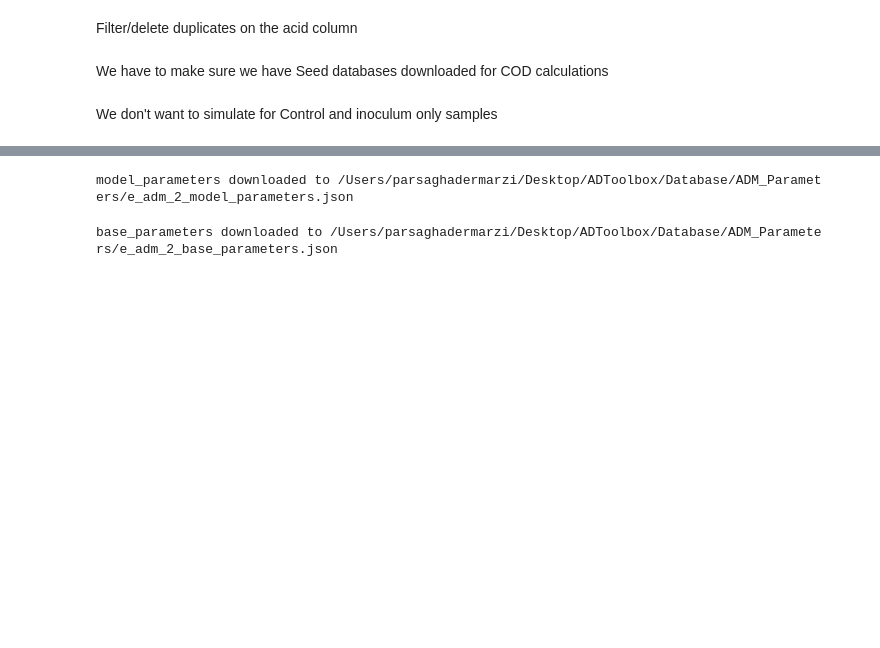
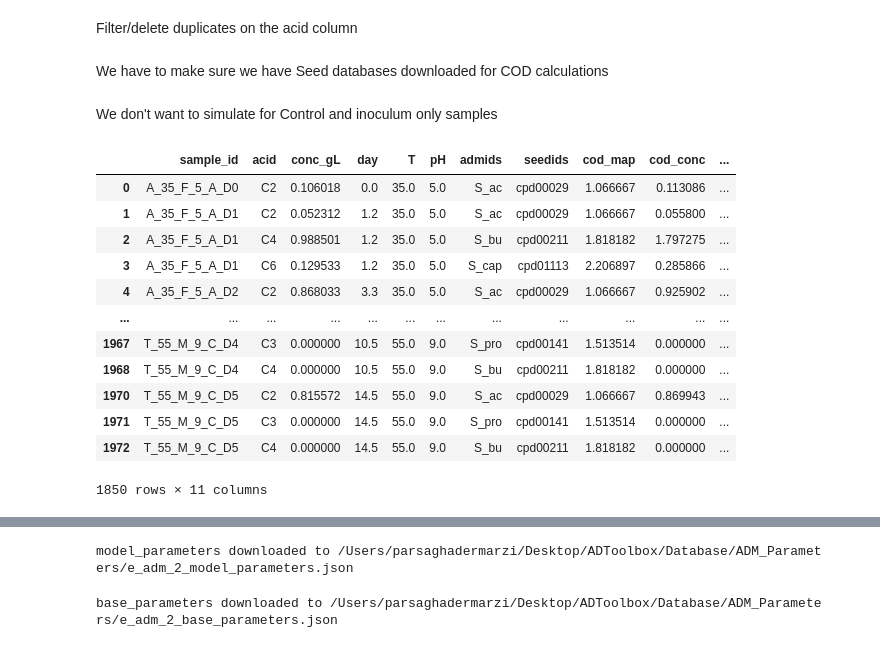
Before and after one commit to chan-csu/ADSimulations, a Jupyter notebook: Notebooks/adm_simulations.ipynb, the cells around one changed output, grey strips where cells are left out. Cells and saved outputs as stored; diff of their text form; code cells hidden in the pictures; blank space fills up the shorter version.

```diff
--- a/Notebooks/adm_simulations.ipynb
+++ b/Notebooks/adm_simulations.ipynb
@@ -6,8 +6,8 @@ import numpy as np
 from adtoolbox import core,configs,utils,adm
 import plotly.express as px
 # %%
-acids=pd.read_table('../raw_data/DeLong_beto/acids.csv',delimiter=',')
-metadata=pd.read_table("/Users/parsaghadermarzi/Desktop/Academics/Projects/ADSimulations/raw_data/DeLong_beto/DeLong_metadata_final[72].txt", delimiter="\t")
+acids=pd.read_table('../raw_data/DeLong_beto/acids_cleaned.csv',delimiter=',')
+metadata=pd.read_table("../raw_data/DeLong_beto/DeLong_metadata_final[72].txt", delimiter="\t")
 # %% [markdown]
 Filter/delete duplicates on the acid column
 # %%
@@ -71,3 +68,19 @@ acids=acids[~acids["feedstock"].str.contains("Control")]
+# %%
+acids
+# %% [output]
+|  | sample_id | acid | conc_gL | day | T | pH | admids | seedids | cod_map | cod_conc | ... |
+| 0 | A_35_F_5_A_D0 | C2 | 0.106018 | 0.0 | 35.0 | 5.0 | S_ac | cpd00029 | 1.066667 | 0.113086 | ... |
+| 1 | A_35_F_5_A_D1 | C2 | 0.052312 | 1.2 | 35.0 | 5.0 | S_ac | cpd00029 | 1.066667 | 0.055800 | ... |
+| 2 | A_35_F_5_A_D1 | C4 | 0.988501 | 1.2 | 35.0 | 5.0 | S_bu | cpd00211 | 1.818182 | 1.797275 | ... |
+| 3 | A_35_F_5_A_D1 | C6 | 0.129533 | 1.2 | 35.0 | 5.0 | S_cap | cpd01113 | 2.206897 | 0.285866 | ... |
+| 4 | A_35_F_5_A_D2 | C2 | 0.868033 | 3.3 | 35.0 | 5.0 | S_ac | cpd00029 | 1.066667 | 0.925902 | ... |
+| ... | ... | ... | ... | ... | ... | ... | ... | ... | ... | ... | ... |
+| 1967 | T_55_M_9_C_D4 | C3 | 0.000000 | 10.5 | 55.0 | 9.0 | S_pro | cpd00141 | 1.513514 | 0.000000 | ... |
+| 1968 | T_55_M_9_C_D4 | C4 | 0.000000 | 10.5 | 55.0 | 9.0 | S_bu | cpd00211 | 1.818182 | 0.000000 | ... |
+| 1970 | T_55_M_9_C_D5 | C2 | 0.815572 | 14.5 | 55.0 | 9.0 | S_ac | cpd00029 | 1.066667 | 0.869943 | ... |
+| 1971 | T_55_M_9_C_D5 | C3 | 0.000000 | 14.5 | 55.0 | 9.0 | S_pro | cpd00141 | 1.513514 | 0.000000 | ... |
+| 1972 | T_55_M_9_C_D5 | C4 | 0.000000 | 14.5 | 55.0 | 9.0 | S_bu | cpd00211 | 1.818182 | 0.000000 | ... |
+1850 rows × 11 columns
 # %%
 pivot_df = acids.pivot_table(index=["shortsampleid", "day"], columns="acid", values="cod_conc", fill_value=0)
 pivot_df["C4"]=pivot_df["C4"]+pivot_df["ISOC4"]
```
Also changed, not shown: parts of 7 cells of this notebook, 5 other files.
